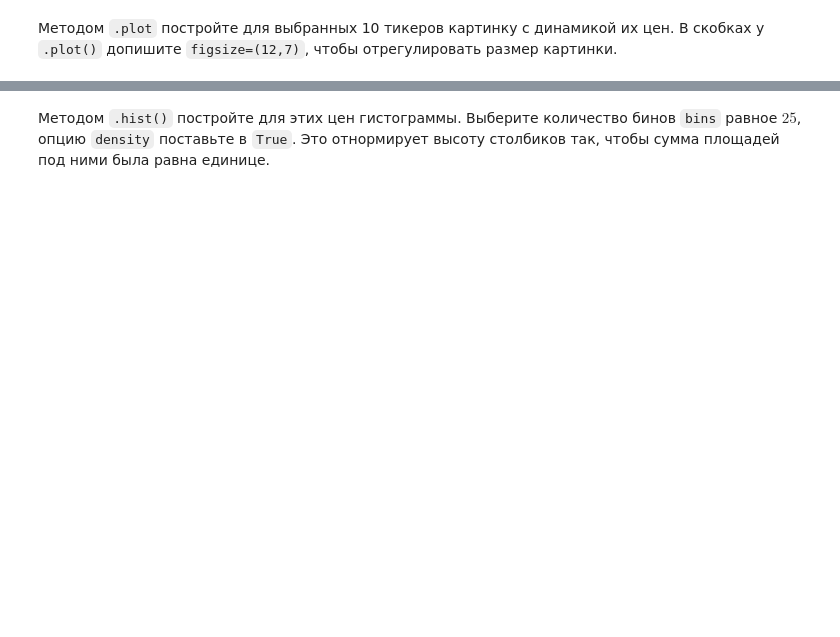
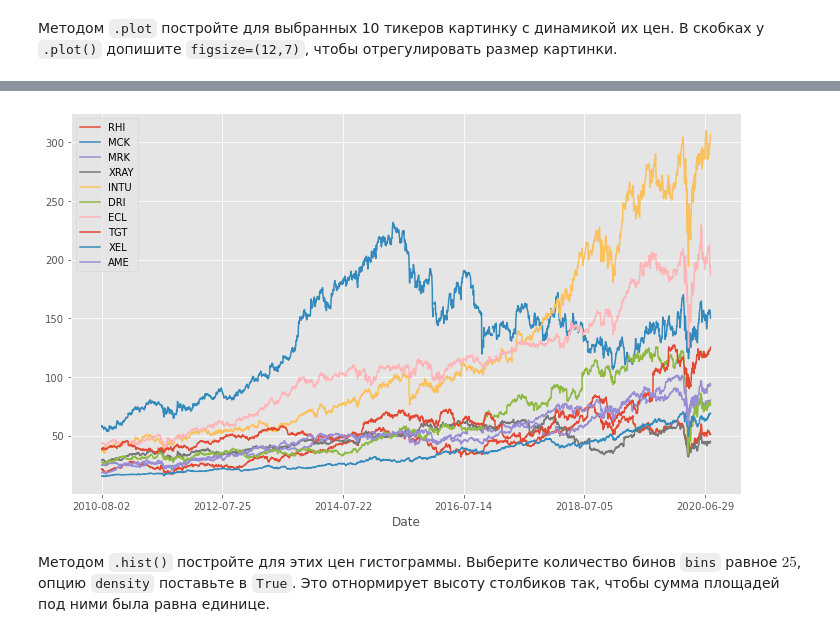
Before and after one commit to freefly-girl/test-for-vscode, a Jupyter notebook: week1/hw01_share_questions.ipynb, the cells around one changed output, grey strips where cells are left out. Saved outputs shown, nothing was run; the diff lists cells and outputs as text; code cells hidden in the pictures; blank space fills up the shorter version.

```diff
--- a/week1/hw01_share_questions.ipynb
+++ b/week1/hw01_share_questions.ipynb
@@ -165,0 +175,3 @@ assert n_ticker > 300
+# %%
+df_inf['letter_count'] = ticker
+df_inf[['Symbol', 'letter_count']].head()
@@ -174,0 +187,3 @@ popular_letter = ... # запишите результат в переменну
+# %%
+df_inf['first_letter'] = df_inf.Symbol.apply(lambda name: name[0])
+df_inf[['Symbol', 'first_letter']].head()
@@ -192,0 +223,4 @@ tickers10 = ...
+# %%
+tickers = df_inf.Symbol.values
+tickers10 = np.random.choice(tickers, 10, replace=False) # replace=False без повторений
+print(tickers10, tickers.size, sep='\n')
@@ -204,0 +237,3 @@ assert tickers.size > 500
+# %%
+y = df_prices[tickers10]
+y.head()
@@ -205,2 +248,6 @@ assert tickers.size > 500
+# %%
+y.plot(figsize=(12,7));
+# %% [output]
+[figure, added]
 # %% [markdown]
 Методом `.hist()` постройте для этих цен гистограммы. Выберите количество бинов `bins` равное $25$, опцию `density` поставьте в `True`. Это отнормирует высоту столбиков так, чтобы сумма площадей под ними была равна единице.
```
Also changed, not shown: parts of 35 cells of this notebook, 1 other file.
